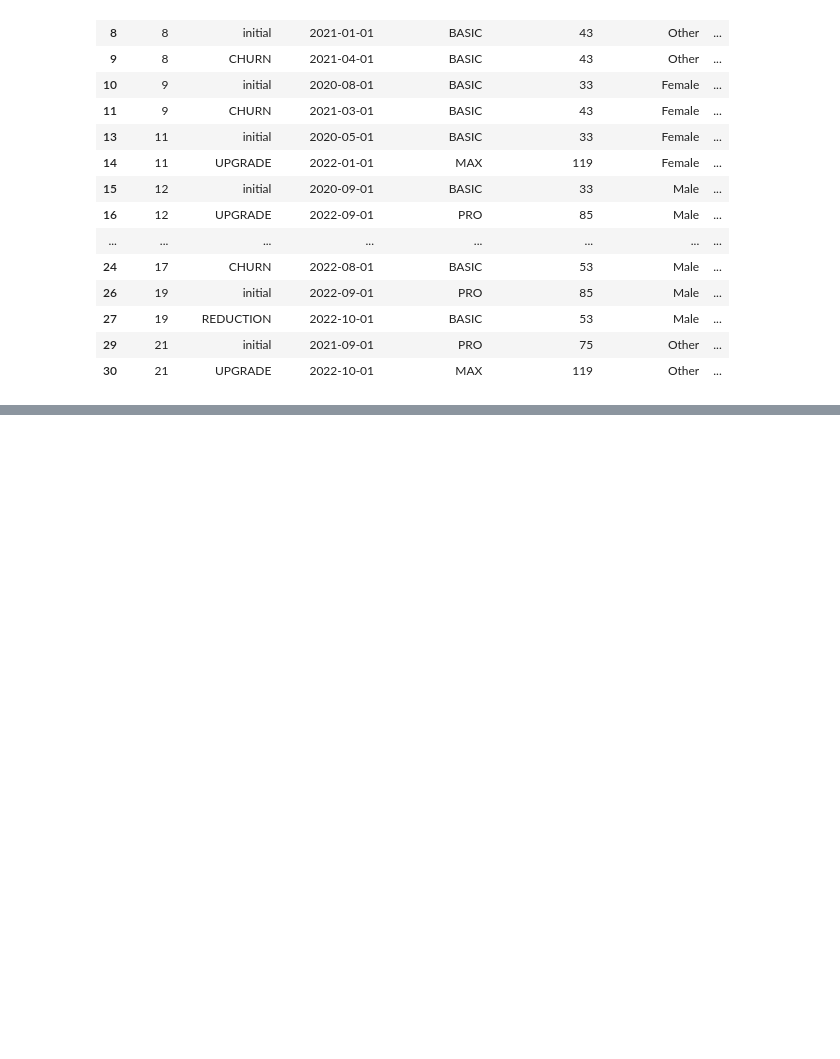
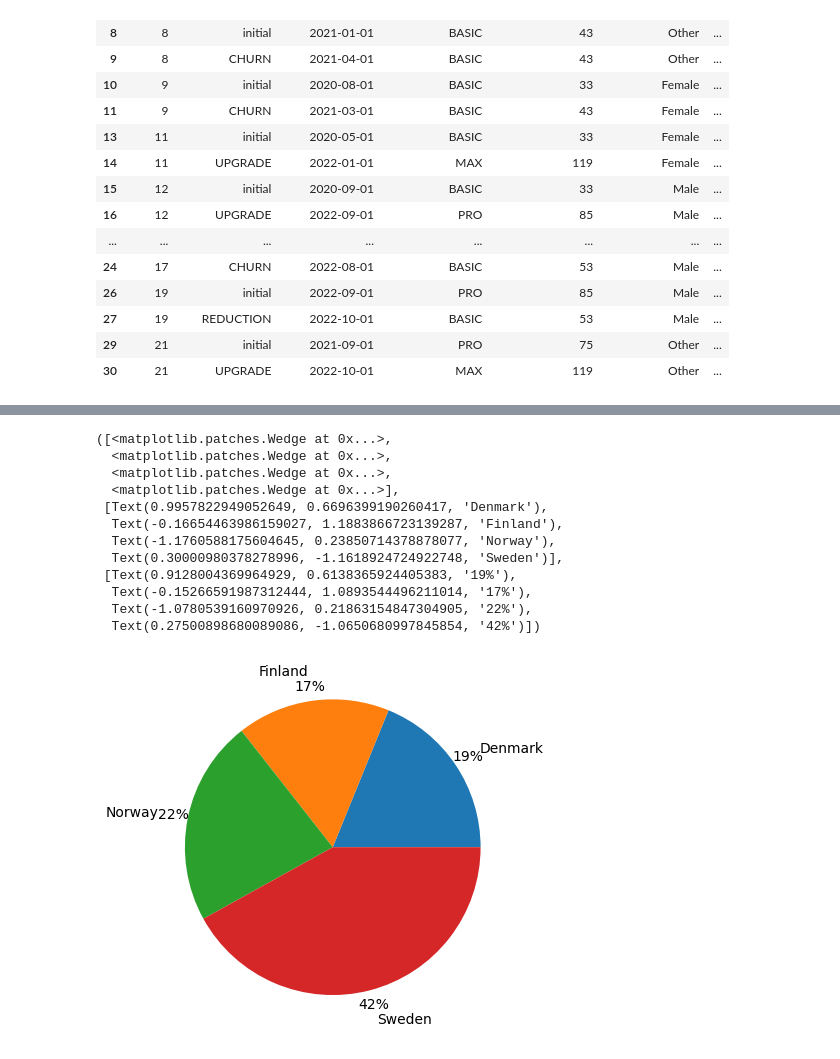
Before and after one commit to mindyng/Take-Homes, a Jupyter notebook: subscription-business-performance.ipynb, the cells around one changed output, grey strips where cells are left out. Drawn from its saved outputs; the diff is of its cells as text; code cells hidden in the pictures; blank space fills up the shorter version.

```diff
--- a/subscription-business-performance.ipynb
+++ b/subscription-business-performance.ipynb
@@ -308,0 +366,17 @@ Name: transaction_type, dtype: int64
+# %%
+up_country_cnt = sub_tx_upgrade.groupby(['customer_country1']).size().reset_index(name='counts')
+plt.pie(x=up_country_cnt["counts"], labels=up_country_cnt.customer_country1, autopct='%1.0f%%', pctdistance=1.1, labeldistance=1.2)
+# %% [output]
+([<matplotlib.patches.Wedge at 0x...>,
+  <matplotlib.patches.Wedge at 0x...>,
+  <matplotlib.patches.Wedge at 0x...>,
+  <matplotlib.patches.Wedge at 0x...>],
+ [Text(0.9957822949052649, 0.6696399190260417, 'Denmark'),
+  Text(-0.16654463986159027, 1.1883866723139287, 'Finland'),
+  Text(-1.1760588175604645, 0.23850714378878077, 'Norway'),
+  Text(0.30000980378278996, -1.1618924724922748, 'Sweden')],
+ [Text(0.9128004369964929, 0.6138365924405383, '19%'),
+  Text(-0.15266591987312444, 1.0893544496211014, '17%'),
+  Text(-1.0780539160970926, 0.21863154847304905, '22%'),
+  Text(0.27500898680089086, -1.0650680997845854, '42%')])
+[figure, added]
```
Also changed, not shown: parts of 15 cells of this notebook.
